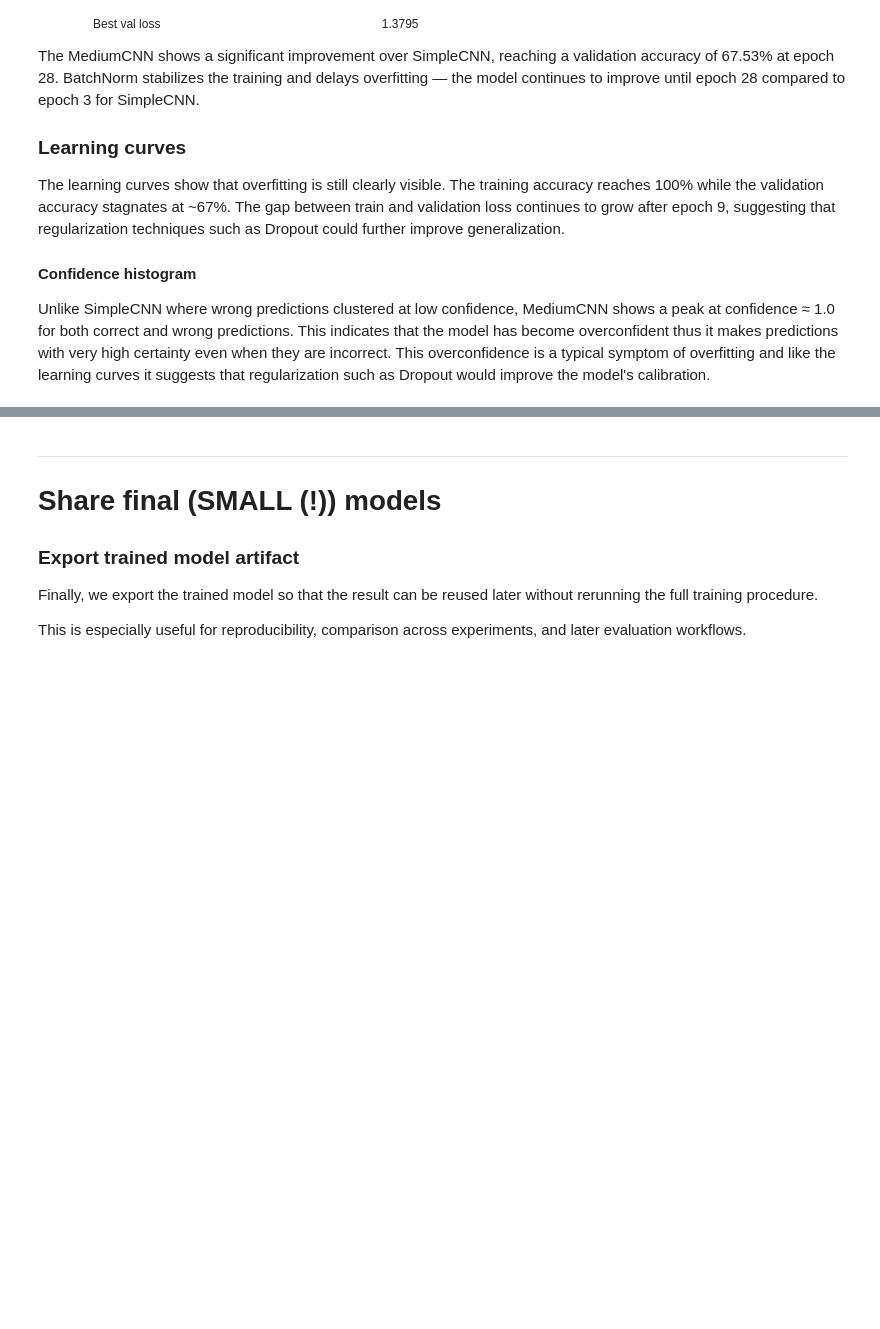
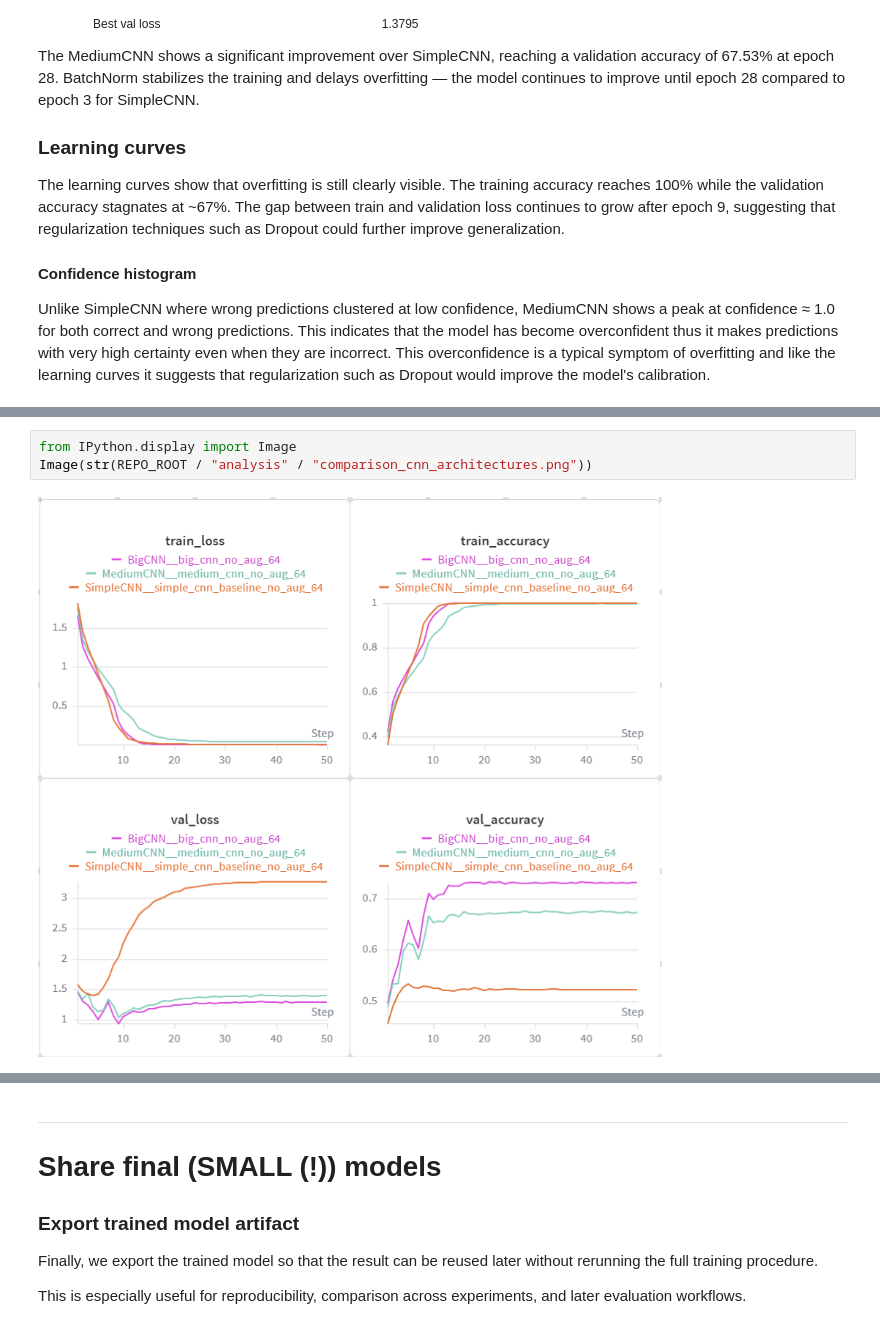
Before and after one commit to Rinovative/MSE_FTP_DeLearn, a Jupyter notebook: notebooks/01_cnn_icosimal.ipynb, the cells around one changed output, grey strips where cells are left out. Drawn from its saved outputs; the diff is of its cells as text; blank space fills up the shorter version.

Commit message:
doc: add comparison between model architectures

```diff
--- a/notebooks/01_cnn_icosimal.ipynb
+++ b/notebooks/01_cnn_icosimal.ipynb
@@ -824,0 +884,5 @@ workflow.evaluate_experiment_block(
+# %%
+from IPython.display import Image
+Image(str(REPO_ROOT / "analysis" / "comparison_cnn_architectures.png"))
+# %% [output]
+[figure, added]
```
Also changed, not shown: parts of 13 cells of this notebook, 1 other file.
